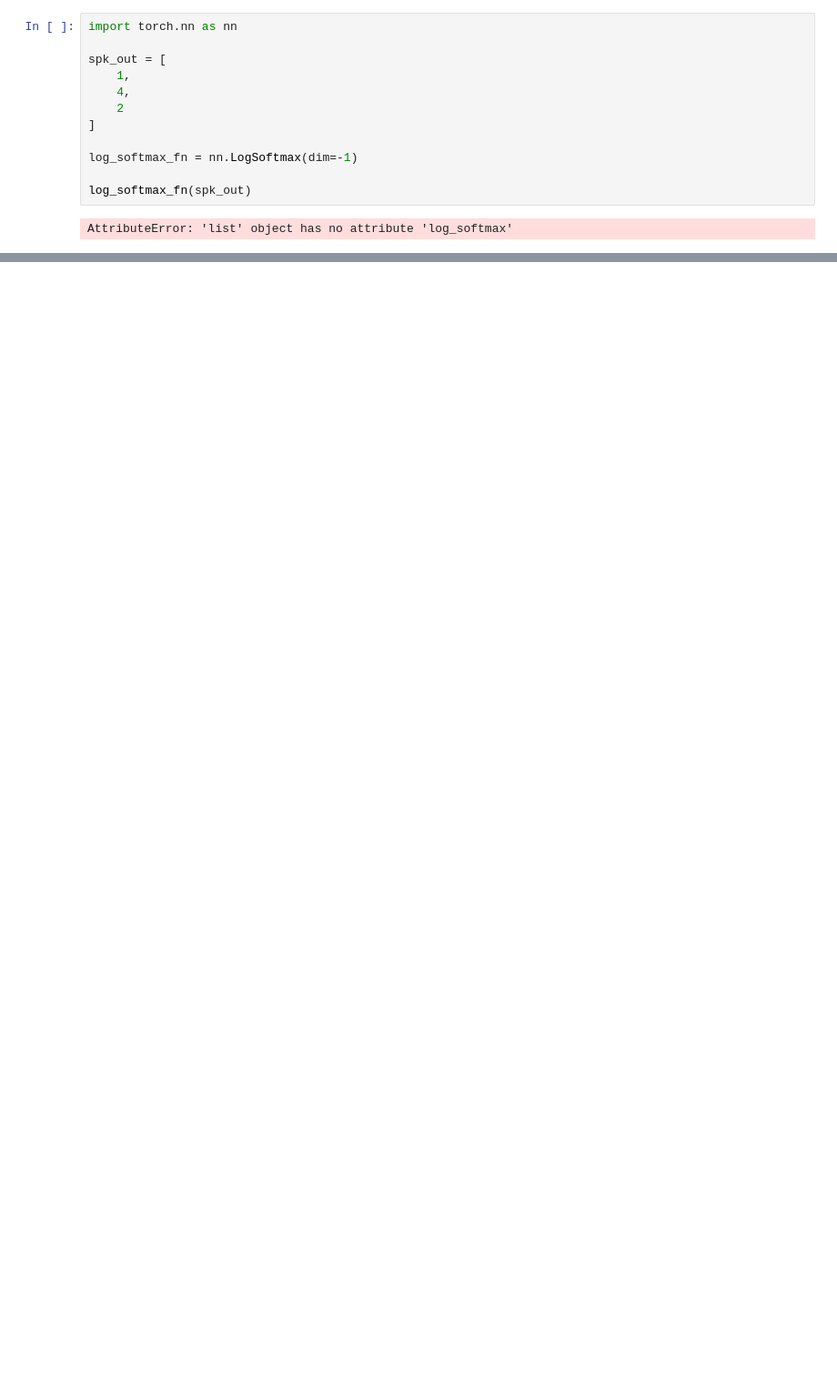
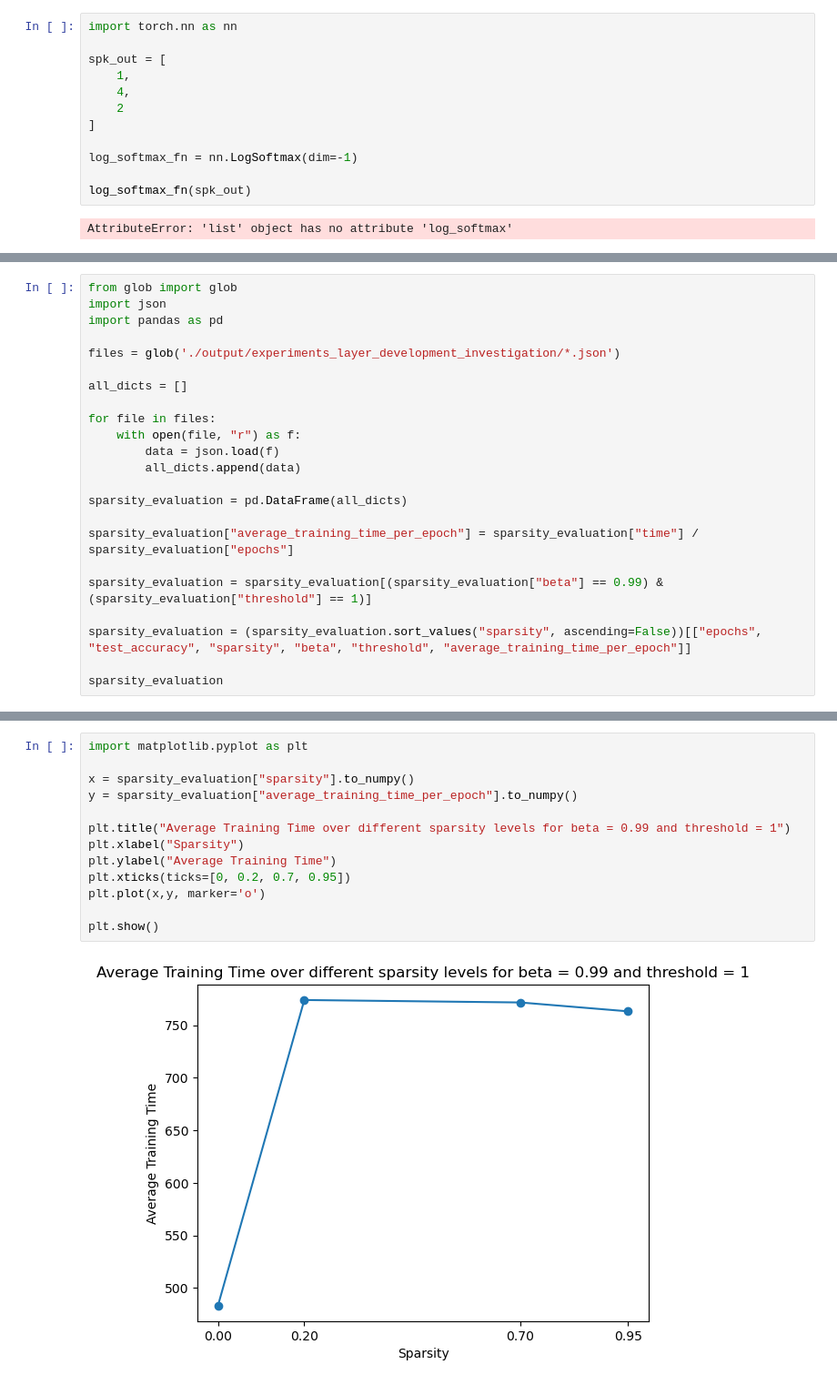
Before and after one commit to ForzaMark/whk-snn, a Jupyter notebook: heidelberg_implementation/notebook.ipynb, the cells around one changed output, grey strips where cells are left out. Shown at 91% size. Cells and saved outputs as stored; diff of their text form; blank space fills up the shorter version.

```diff
--- a/heidelberg_implementation/notebook.ipynb
+++ b/heidelberg_implementation/notebook.ipynb
@@ -764,0 +767,23 @@ AttributeError: 'list' object has no attribute 'log_softmax'
+# %%
+from glob import glob
+import json
+import pandas as pd
+
+files = glob('./output/experiments_layer_development_investigation/*.json')
+
+all_dicts = []
+
+for file in files:
+    with open(file, "r") as f:
+        data = json.load(f)
+        all_dicts.append(data)
+
+sparsity_evaluation = pd.DataFrame(all_dicts)
+
+sparsity_evaluation["average_training_time_per_epoch"] = sparsity_evaluation["time"] / sparsity_evaluation["epochs"]
+
+sparsity_evaluation = sparsity_evaluation[(sparsity_evaluation["beta"] == 0.99) & (sparsity_evaluation["threshold"] == 1)]
+
+sparsity_evaluation = (sparsity_evaluation.sort_values("sparsity", ascending=False))[["epochs", "test_accuracy", "sparsity", "beta", "threshold", "average_training_time_per_epoch"]]
+
+sparsity_evaluation
@@ -764,0 +796,15 @@ AttributeError: 'list' object has no attribute 'log_softmax'
+# %%
+import matplotlib.pyplot as plt
+
+x = sparsity_evaluation["sparsity"].to_numpy()
+y = sparsity_evaluation["average_training_time_per_epoch"].to_numpy()
+
+plt.title("Average Training Time over different sparsity levels for beta = 0.99 and threshold = 1")
+plt.xlabel("Sparsity")
+plt.ylabel("Average Training Time")
+plt.xticks(ticks=[0, 0.2, 0.7, 0.95])
+plt.plot(x,y, marker='o')
+
+plt.show()
+# %% [output]
+[figure, added]
```
Also changed, not shown: parts of 4 cells of this notebook, 5 other files.
